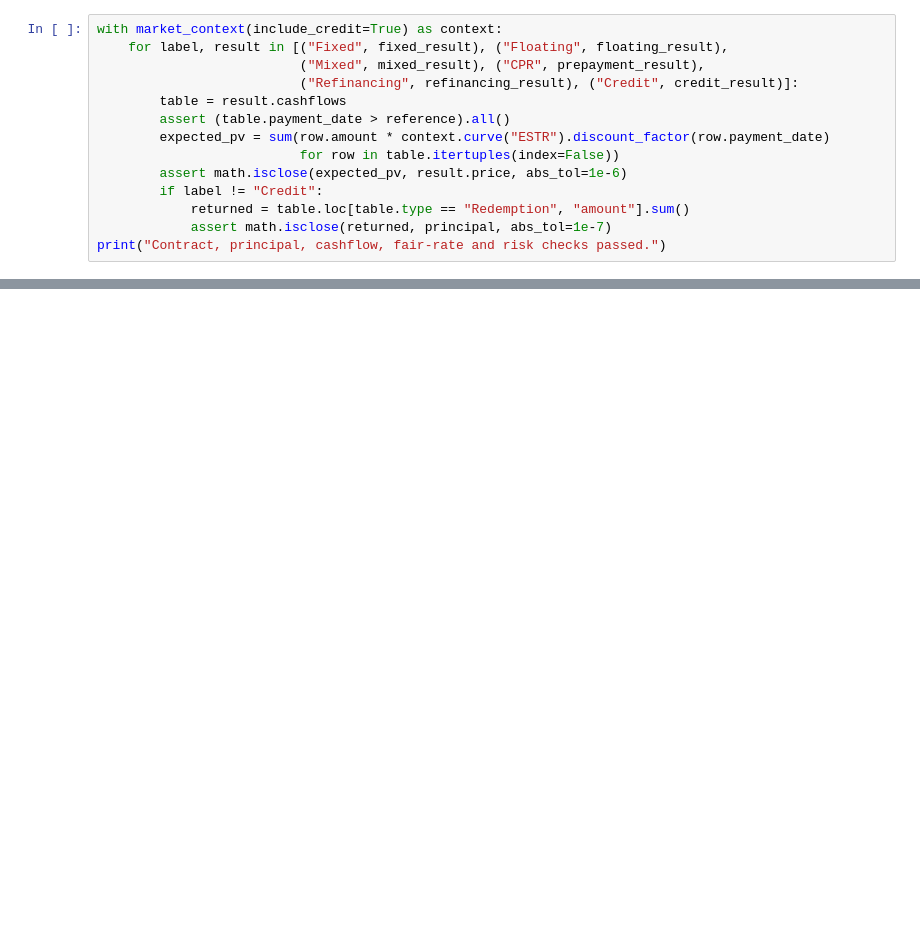
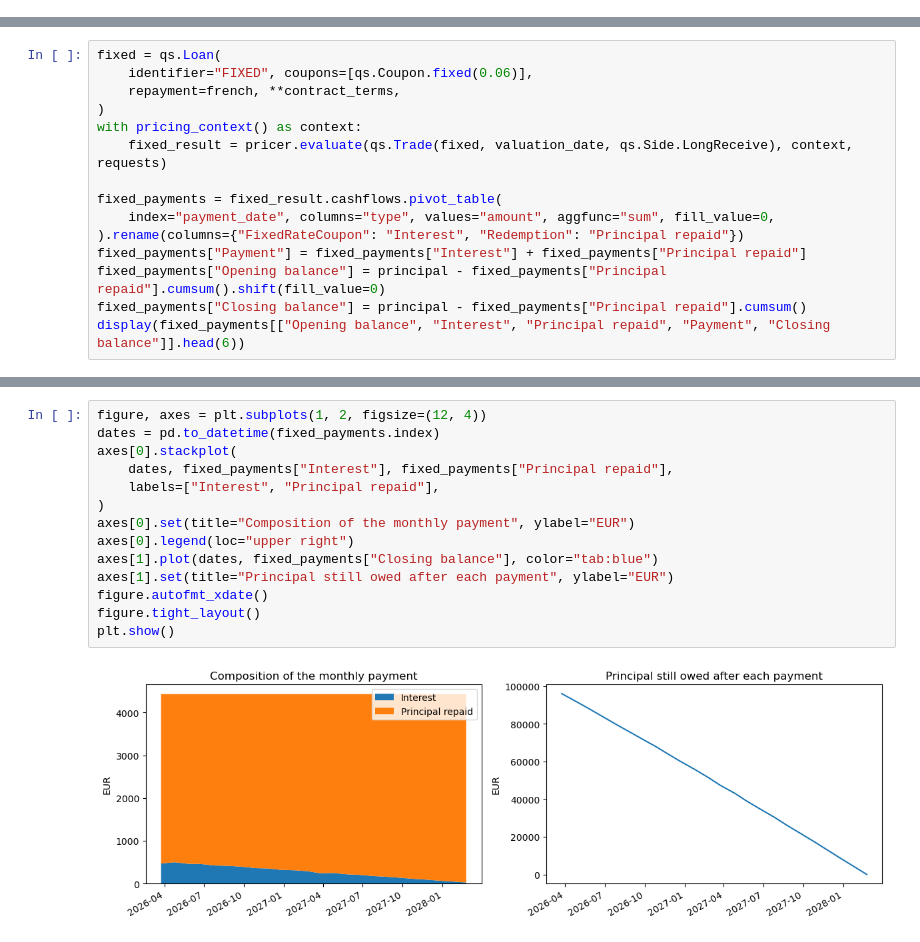
Before and after one commit to jmelo11/quantsupport, a Jupyter notebook: bindings/python/examples/valuation/loans/loans.ipynb, the cells around one changed output, grey strips where cells are left out. Cells and saved outputs as stored; diff of their text form; blank space fills up the shorter version.

```diff
--- a/bindings/python/examples/valuation/loans/loans.ipynb
+++ b/bindings/python/examples/valuation/loans/loans.ipynb
@@ -347,14 +0,0 @@ those coupons are resolved by the pricer. An active `PricingContext` is required
-# %%
-with market_context(include_credit=True) as context:
-    for label, result in [("Fixed", fixed_result), ("Floating", floating_result),
-                          ("Mixed", mixed_result), ("CPR", prepayment_result),
-                          ("Refinancing", refinancing_result), ("Credit", credit_result)]:
-        table = result.cashflows
-        assert (table.payment_date > reference).all()
-        expected_pv = sum(row.amount * context.curve("ESTR").discount_factor(row.payment_date)
-                          for row in table.itertuples(index=False))
-        assert math.isclose(expected_pv, result.price, abs_tol=1e-6)
-        if label != "Credit":
-            returned = table.loc[table.type == "Redemption", "amount"].sum()
-            assert math.isclose(returned, principal, abs_tol=1e-7)
-print("Contract, principal, cashflow, fair-rate and risk checks passed.")
@@ -362,0 +124,15 @@ Contract, principal, cashflow, fair-rate and risk checks passed.
+# %%
+fixed = qs.Loan(
+    identifier="FIXED", coupons=[qs.Coupon.fixed(0.06)],
+    repayment=french, **contract_terms,
+)
+with pricing_context() as context:
+    fixed_result = pricer.evaluate(qs.Trade(fixed, valuation_date, qs.Side.LongReceive), context, requests)
+
+fixed_payments = fixed_result.cashflows.pivot_table(
+    index="payment_date", columns="type", values="amount", aggfunc="sum", fill_value=0,
+).rename(columns={"FixedRateCoupon": "Interest", "Redemption": "Principal repaid"})
+fixed_payments["Payment"] = fixed_payments["Interest"] + fixed_payments["Principal repaid"]
+fixed_payments["Opening balance"] = principal - fixed_payments["Principal repaid"].cumsum().shift(fill_value=0)
+fixed_payments["Closing balance"] = principal - fixed_payments["Principal repaid"].cumsum()
+display(fixed_payments[["Opening balance", "Interest", "Principal repaid", "Payment", "Closing balance"]].head(6))
@@ -362,0 +148,16 @@ Contract, principal, cashflow, fair-rate and risk checks passed.
+# %%
+figure, axes = plt.subplots(1, 2, figsize=(12, 4))
+dates = pd.to_datetime(fixed_payments.index)
+axes[0].stackplot(
+    dates, fixed_payments["Interest"], fixed_payments["Principal repaid"],
+    labels=["Interest", "Principal repaid"],
+)
+axes[0].set(title="Composition of the monthly payment", ylabel="EUR")
+axes[0].legend(loc="upper right")
+axes[1].plot(dates, fixed_payments["Closing balance"], color="tab:blue")
+axes[1].set(title="Principal still owed after each payment", ylabel="EUR")
+figure.autofmt_xdate()
+figure.tight_layout()
+plt.show()
+# %% [output]
+[figure, added]
```
Also changed, not shown: parts of 56 cells of this notebook, 1 other file.
